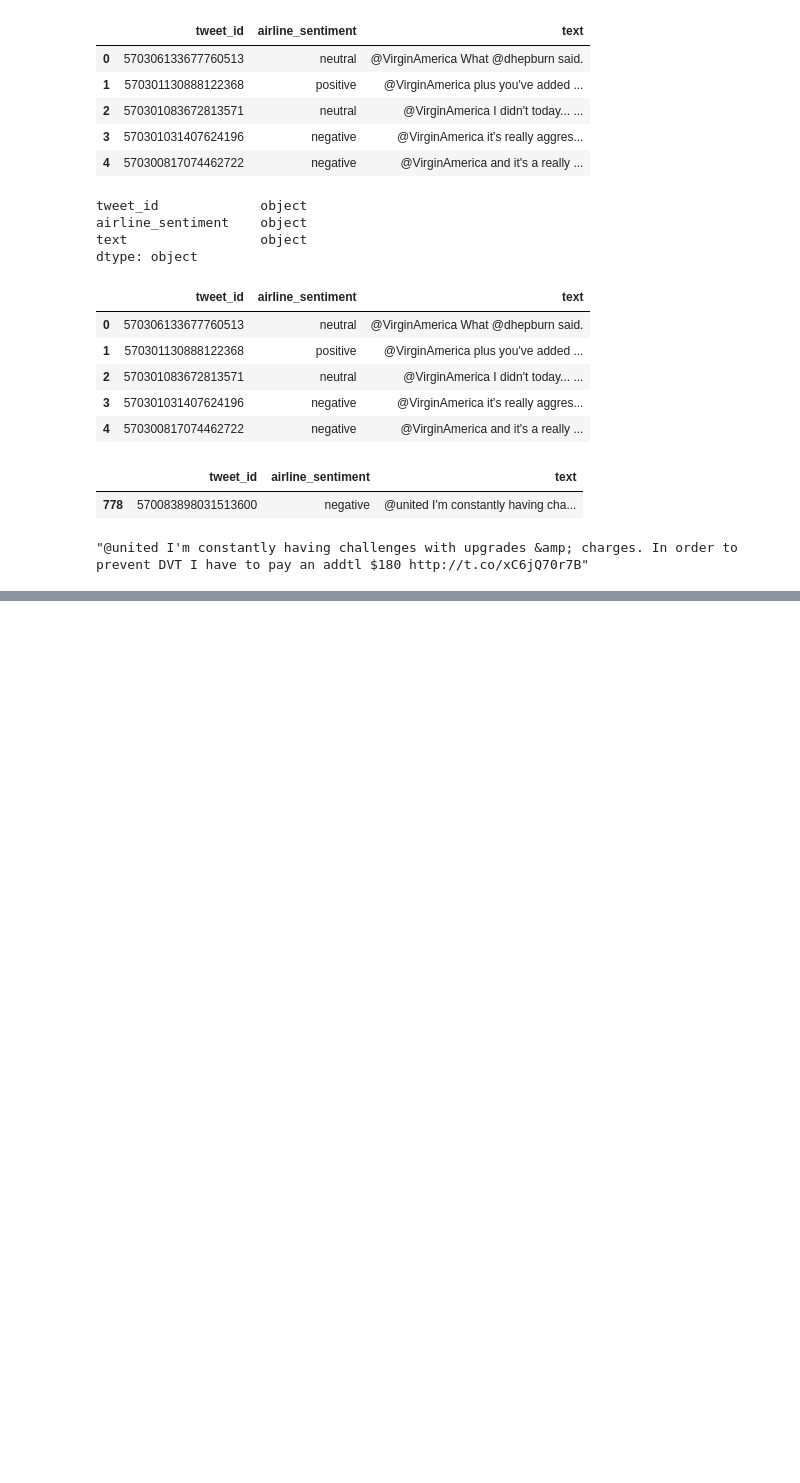
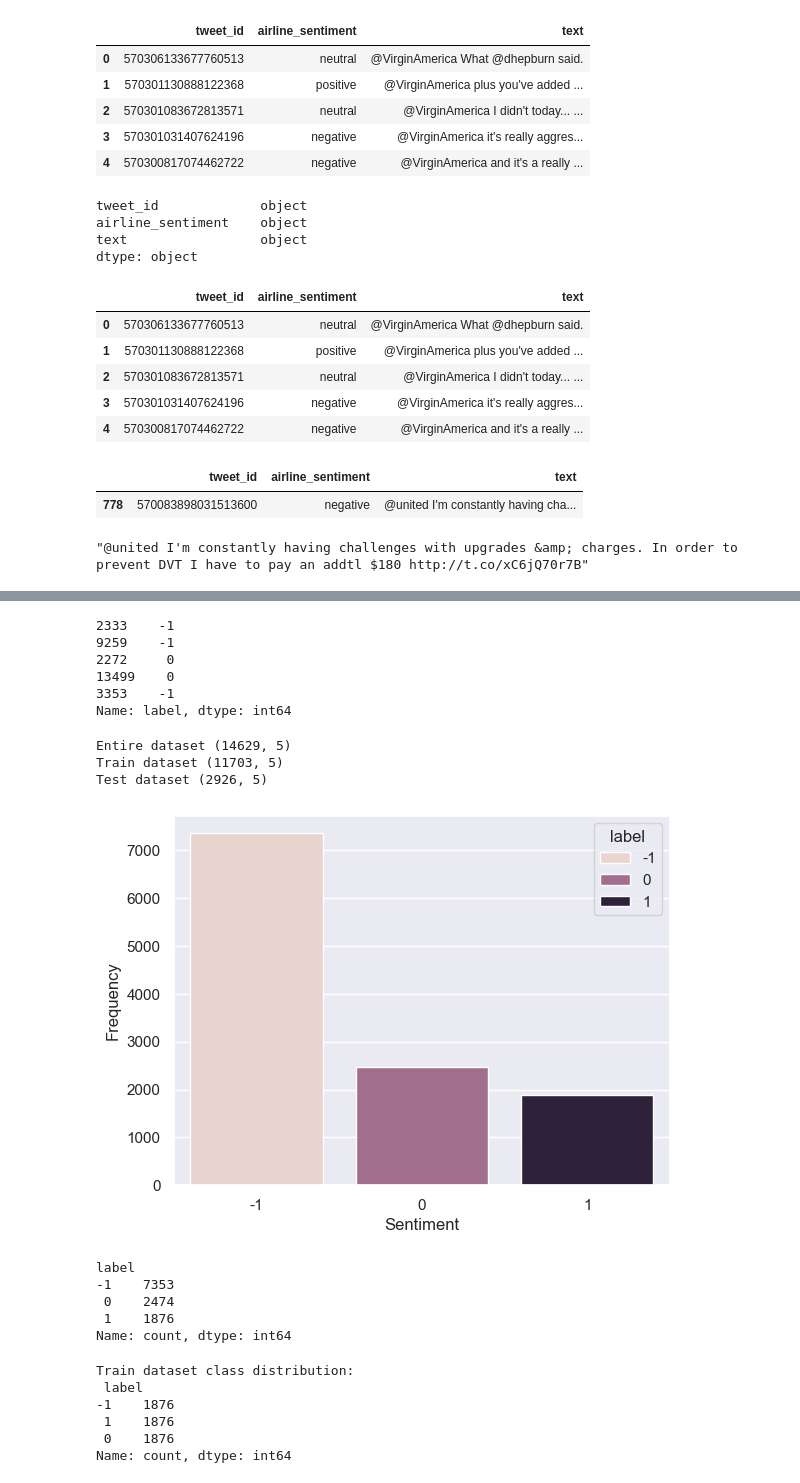
Before and after one commit to lucaswin89/Sentiment-Analysis-using-Machine-Learning-Models, a Jupyter notebook: SentimentAnalysis_YeYintWin.ipynb, the cells around one changed output, grey strips where cells are left out. Cells and saved outputs as stored; diff of their text form; code cells hidden in the pictures; blank space fills up the shorter version.

Commit message:
TFIDFvectorizer + Over/undersampling Methods

```diff
--- a/SentimentAnalysis_YeYintWin.ipynb
+++ b/SentimentAnalysis_YeYintWin.ipynb
@@ -144,0 +252,7 @@ PermissionError: [Errno 13] Permission denied: 'yeyintwin_workshop3.csv'
+# %%
+import random
+from sklearn.model_selection import train_test_split
+
+random.seed(1234567)
+
+train_X, test_X, train_y, test_y = train_test_split(df_sub_cleaned, df_sub_cleaned['label'], test_size = 0.2, random_state = 101)
@@ -144,0 +268,32 @@ PermissionError: [Errno 13] Permission denied: 'yeyintwin_workshop3.csv'
+# %%
+train_y.head(5)
+# %% [output]
+2333    -1
+9259    -1
+2272     0
+13499    0
+3353    -1
+Name: label, dtype: int64
+# %%
+print('Entire dataset', df_sub_cleaned.shape)
+print('Train dataset', train_X.shape)
+print('Test dataset', test_X.shape)
+# %% [output]
+Entire dataset (14629, 5)
+Train dataset (11703, 5)
+Test dataset (2926, 5)
+# %%
+sns.set(style="darkgrid")
+sns.countplot(x = 'label', data = train_X, order = train_X['label'].value_counts().index, hue="label")
+plt.xlabel('Sentiment')
+plt.ylabel('Frequency')
+plt.show()
+
+train_X['label'].value_counts()
+# %% [output]
+[figure, added]
+label
+-1    7353
+ 0    2474
+ 1    1876
+Name: count, dtype: int64
@@ -144,0 +352,9 @@ PermissionError: [Errno 13] Permission denied: 'yeyintwin_workshop3.csv'
+# %%
+train_X = undersampling(train_X)
+# %% [output]
+Train dataset class distribution:
+ label
+-1    1876
+ 1    1876
+ 0    1876
+Name: count, dtype: int64
```
Also changed, not shown: parts of 21 cells of this notebook.
